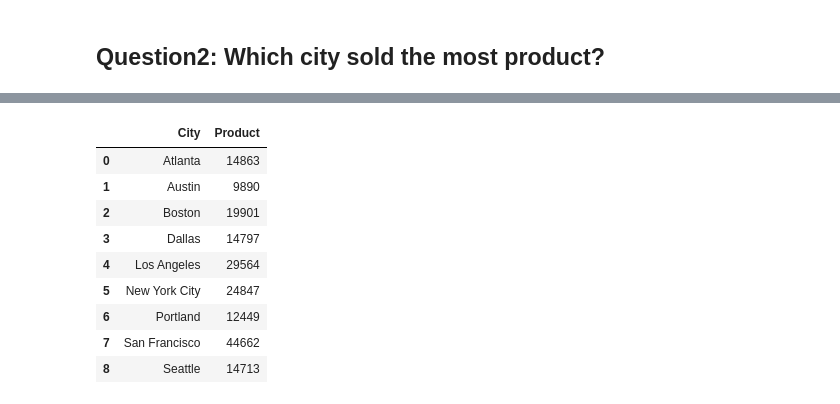
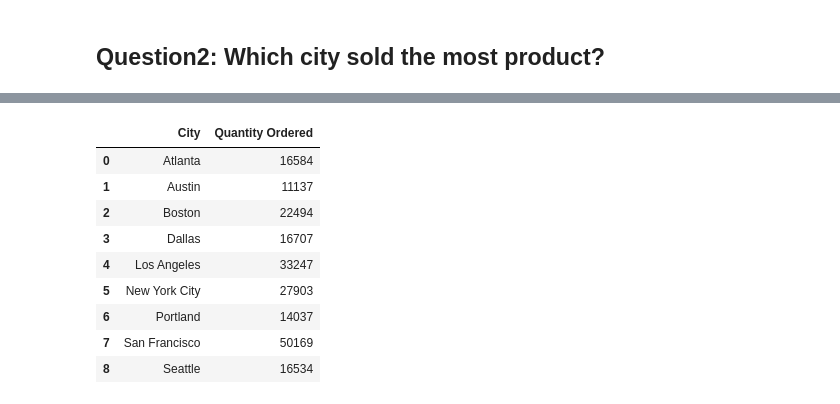
Before and after one commit to renaldolivando6/dataAnalystPortofolio, a Jupyter notebook: Project3 Data Analysis using Python/project3_dataAnalysisPython_electronicStoreSales.ipynb, the cells around one changed output, grey strips where cells are left out. Cells and saved outputs as stored; diff of their text form; code cells hidden in the pictures.

```diff
--- a/Project3 Data Analysis using Python/project3_dataAnalysisPython_electronicStoreSales.ipynb
+++ b/Project3 Data Analysis using Python/project3_dataAnalysisPython_electronicStoreSales.ipynb
@@ -274,17 +220,18 @@ plt.show()
 # %%
-top_city2 = sales.groupby('City')['Product'].count().reset_index()
+top_city2 = sales.groupby('City')['Quantity Ordered'].sum().reset_index()
+top_city2['Quantity Ordered']=top_city2['Quantity Ordered'].astype(int)
 top_city2
 # %% [output]
-|  | City | Product |
-| 0 | Atlanta | 14863 |
-| 1 | Austin | 9890 |
-| 2 | Boston | 19901 |
-| 3 | Dallas | 14797 |
-| 4 | Los Angeles | 29564 |
-| 5 | New York City | 24847 |
-| 6 | Portland | 12449 |
-| 7 | San Francisco | 44662 |
-| 8 | Seattle | 14713 |
+|  | City | Quantity Ordered |
+| 0 | Atlanta | 16584 |
+| 1 | Austin | 11137 |
+| 2 | Boston | 22494 |
+| 3 | Dallas | 16707 |
+| 4 | Los Angeles | 33247 |
+| 5 | New York City | 27903 |
+| 6 | Portland | 14037 |
+| 7 | San Francisco | 50169 |
+| 8 | Seattle | 16534 |
 # %%
 plt.style.use('ggplot')
 
```
Also changed, not shown: parts of 25 cells of this notebook.
